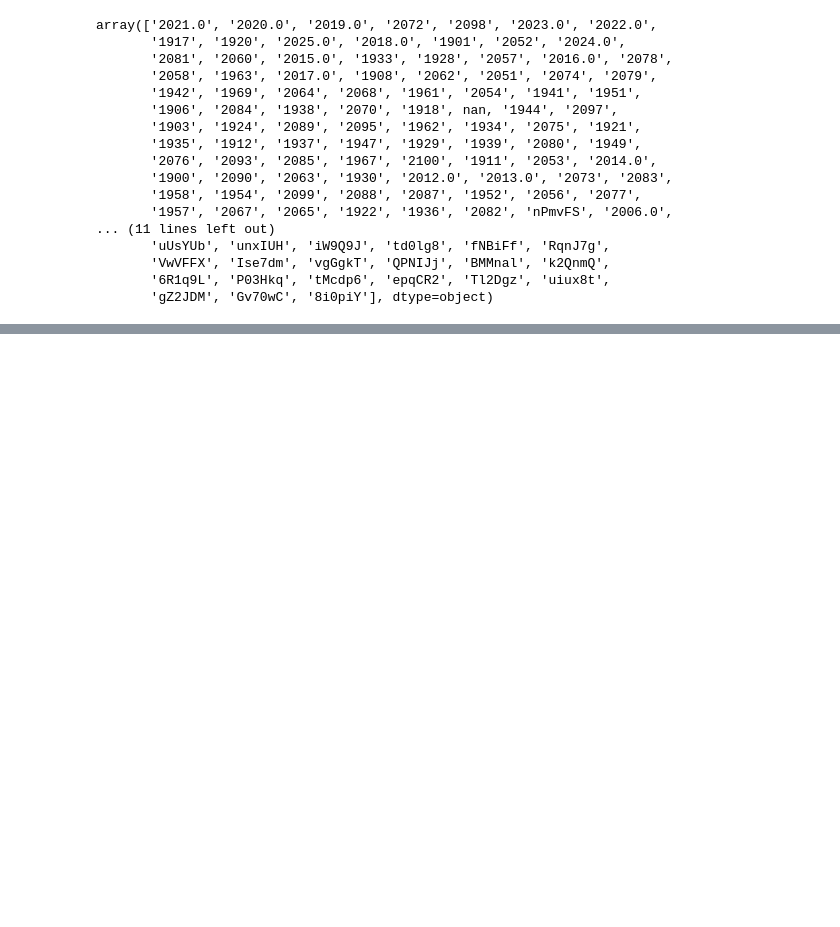
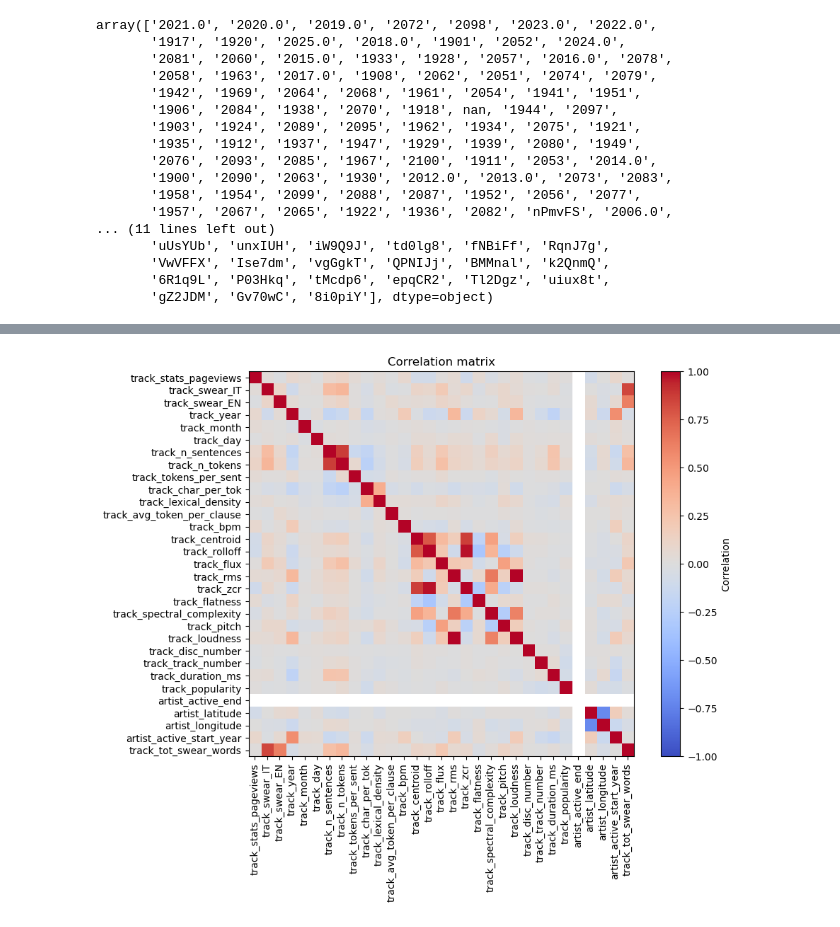
Before and after one commit to Ludovico1104/Progetto-I2ML, a Jupyter notebook: prova.ipynb, the cells around one changed output, grey strips where cells are left out. Saved outputs shown, nothing was run; the diff lists cells and outputs as text; code cells hidden in the pictures; blank space fills up the shorter version.

Commit message:
con heat corr

```diff
--- a/prova.ipynb
+++ b/prova.ipynb
@@ -289,0 +312,13 @@ float64
+# %%
+# Correlation heatmap for numeric columns
+corr = merged.select_dtypes(include="number").corr()
+plt.figure(figsize=(10, 8))
+plt.imshow(corr, cmap="coolwarm", vmin=-1, vmax=1)
+plt.colorbar(label="Correlation")
+plt.xticks(range(len(corr.columns)), corr.columns, rotation=90)
+plt.yticks(range(len(corr.columns)), corr.columns)
+plt.title("Correlation matrix")
+plt.tight_layout()
+plt.show()
+# %% [output]
+[figure, added]
```
Also changed, not shown: parts of 4 cells of this notebook.
